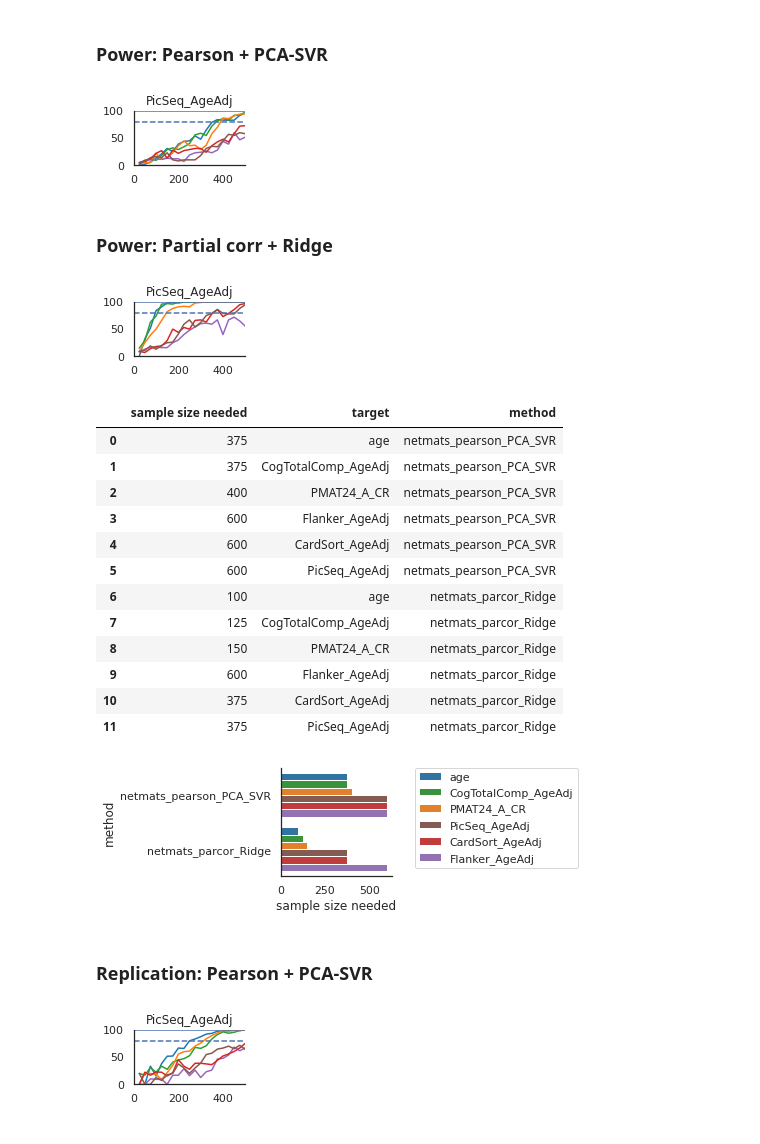
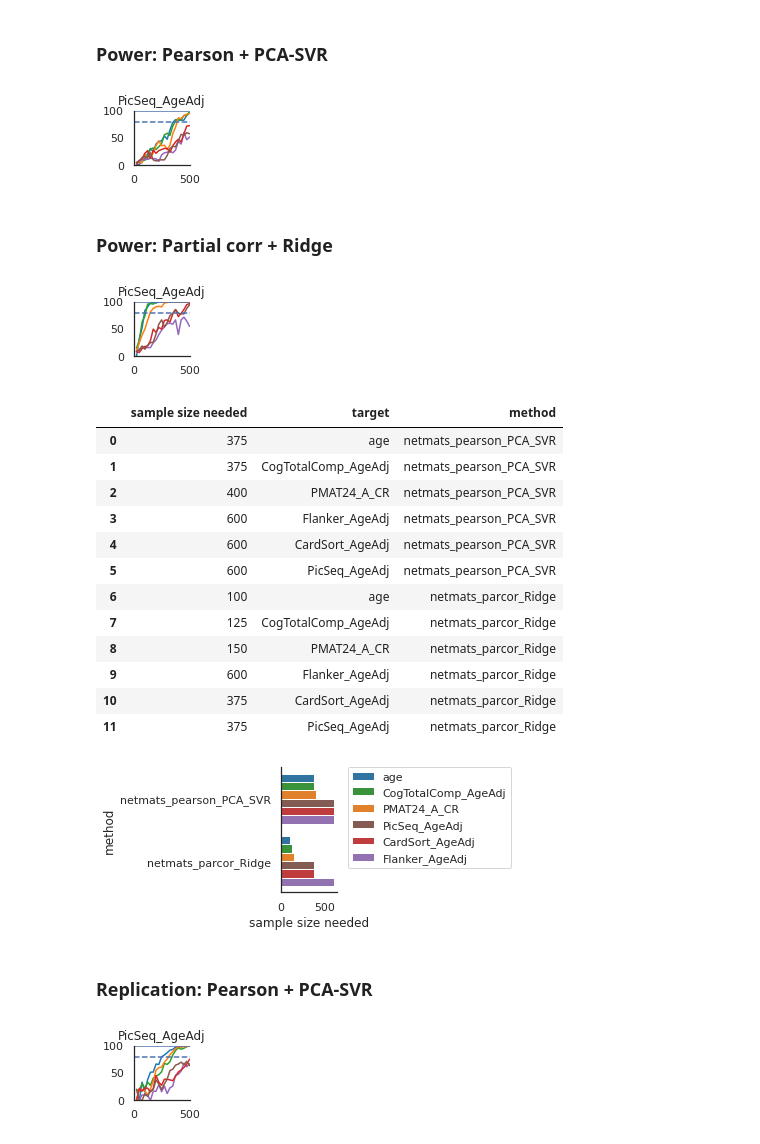
Before and after one commit to spisakt/BWAS_comment, a Jupyter notebook: plot_results_FC.ipynb, the cells around one changed output. Drawn from its saved outputs; the diff is of its cells as text; code cells hidden in the pictures.

```diff
--- a/plot_results_FC.ipynb
+++ b/plot_results_FC.ipynb
@@ -676,7 +676,7 @@ variable = []
 method = []
 # %%
 import numpy as np
-sns.set(rc={"figure.figsize":(2, 1)})
+sns.set(rc={"figure.figsize":(1, 1)})
 sns.set_style("white")
 # Replicability of:
 feature = 'netmats_pearson'
@@ -686,39 +686,39 @@ df_null = pd.read_csv('res/hires_results_null_' + model + '.csv')
 
 cols = ['tab:blue', 'tab:green', 'tab:orange', 'tab:purple', 'tab:red', 'tab:brown']
 for i_target, target in enumerate(['age', 'CogTotalComp_AgeAdj', 'PMAT24_A_CR', 'Flanker_AgeAdj', 'CardSort_AgeAdj', 'PicSeq_AgeAdj']):
     tmp = df.loc[(df.target==target) & (df.connectivity==feature)]
     tmp_null = df_null.loc[(df_null.target==target) & (df_null.connectivity==feature)]
 
     alpha=0.05
     power = np.zeros(len(tmp.n.unique()))
     n_req = 600
     for i, n in enumerate(tmp.n.unique()):
             tmp2 = tmp[tmp.n == n]
             tmp2_null = tmp_null[tmp_null.n == n]
             r_discovery_threshold = np.quantile(tmp2_null.r_discovery_cv.dropna(), 1-alpha)
 
             power[i] = (tmp2['r_discovery_cv']>=r_discovery_threshold).sum() / len(tmp2['r_discovery_cv']) * 100
             if power[i] >= 80 and n_req == 600:
                 n_req = n
 
     sample_size_needed.append(n_req)
     variable.append(target)
     method.append(feature + '_' + model)
 
     sns.lineplot(x=tmp.n.unique(), y=power, color=cols[i_target]).set(title=target)
 sns.despine()
 plt.axhline(80, linestyle = 'dashed')
 plt.axhline(100)
 plt.xlim(0,500)
 plt.ylim(0,100)
 plt.savefig('fig/power_all_' + feature + '_' + model + '.pdf')
 # %% [output]
-[figure, old version]
+[figure, new version]
 # %% [markdown]
 ### Power: Partial corr + Ridge
 # %%
 import numpy as np
-sns.set(rc={"figure.figsize":(2, 1)})
+sns.set(rc={"figure.figsize":(1, 1)})
 sns.set_style("white")
 # Replicability of:
 feature = 'netmats_parcor'
@@ -755,9 +755,9 @@ plt.xlim(0,500)
 plt.ylim(0,100)
 plt.savefig('fig/power_all_' + feature + '_' + model + '.pdf')
 # %% [output]
-[figure, old version]
+[figure, new version]
 # %%
-sns.set(rc={"figure.figsize":(2, 2)})
+sns.set(rc={"figure.figsize":(1, 2.3)})
 sns.set_style("white")
 
 bar_df = pd.DataFrame(
@@ -797,7 +797,7 @@ bar_df
 | 9 | 600 | Flanker_AgeAdj | netmats_parcor_Ridge |
 | 10 | 375 | CardSort_AgeAdj | netmats_parcor_Ridge |
 | 11 | 375 | PicSeq_AgeAdj | netmats_parcor_Ridge |
-[figure, old version]
+[figure, new version]
 # %% [markdown]
 ### Replication: Pearson + PCA-SVR
 # %%
@@ -806,7 +806,7 @@ variable = []
 method = []
 # %%
 import numpy as np
-sns.set(rc={"figure.figsize":(2, 1)})
+sns.set(rc={"figure.figsize":(1, 1)})
 sns.set_style("white")
 # Replicability of:
 feature = 'netmats_pearson'
@@ -852,6 +852,6 @@ plt.xlim(0,500)
 plt.ylim(0,100)
 plt.savefig('fig/replication_all_' + feature + '_' + model + '.pdf')
 # %% [output]
-[figure, old version]
+[figure, new version]
 # %%
 import numpy as np
```
Also changed, not shown: parts of 8 cells of this notebook, 9 other files.
